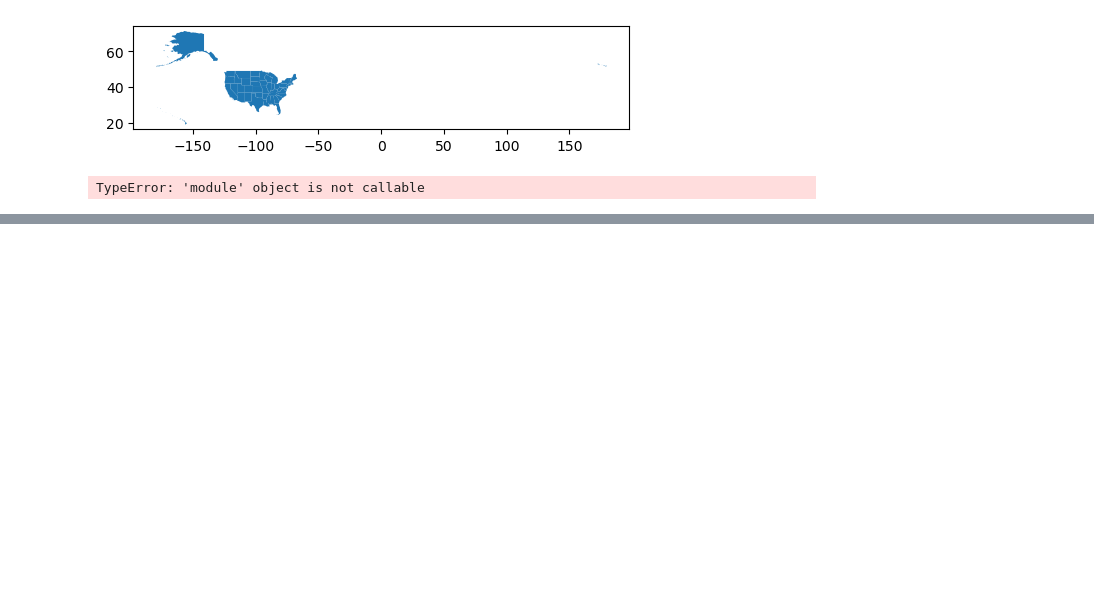
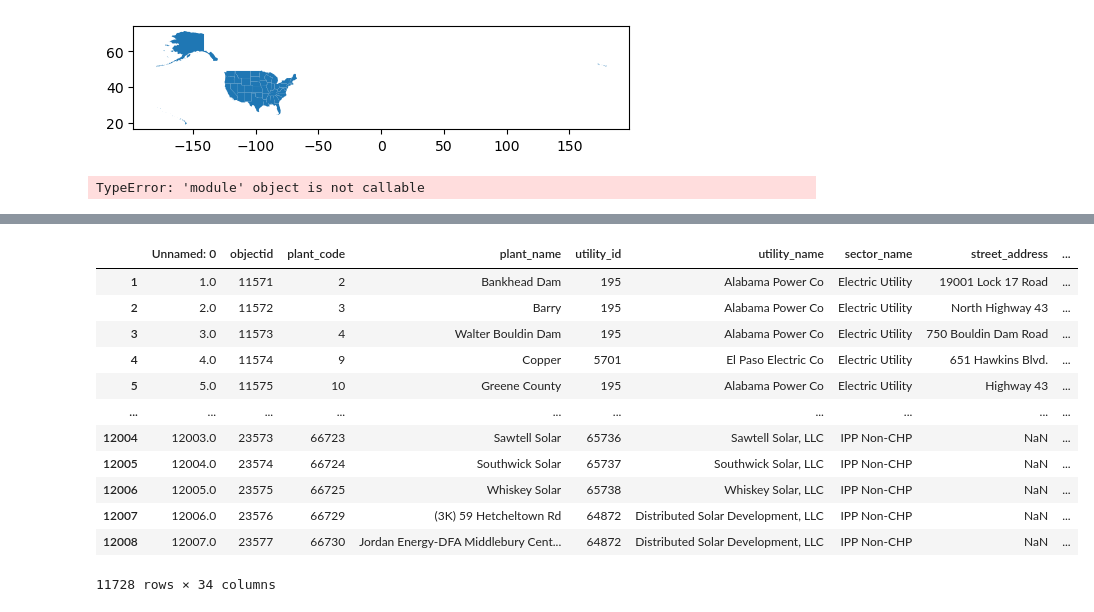
Before and after one commit to oksanaprotsukha/EDS220_week_5, a Jupyter notebook: setting_crs_on_csv.ipynb, the cells around one changed output, grey strips where cells are left out. Drawn from its saved outputs; the diff is of its cells as text; code cells hidden in the pictures; blank space fills up the shorter version.

```diff
--- a/setting_crs_on_csv.ipynb
+++ b/setting_crs_on_csv.ipynb
@@ -154,0 +173,16 @@ TypeError: 'module' object is not callable
+# %%
+power_plants[~power_plants.state.isin(['Puerto Rico', 'Hawaii','Alaska'])]
+# %% [output]
+|  | Unnamed: 0 | objectid | plant_code | plant_name | utility_id | utility_name | sector_name | street_address | ... |
+| 1 | 1.0 | 11571 | 2 | Bankhead Dam | 195 | Alabama Power Co | Electric Utility | 19001 Lock 17 Road | ... |
+| 2 | 2.0 | 11572 | 3 | Barry | 195 | Alabama Power Co | Electric Utility | North Highway 43 | ... |
+| 3 | 3.0 | 11573 | 4 | Walter Bouldin Dam | 195 | Alabama Power Co | Electric Utility | 750 Bouldin Dam Road | ... |
+| 4 | 4.0 | 11574 | 9 | Copper | 5701 | El Paso Electric Co | Electric Utility | 651 Hawkins Blvd. | ... |
+| 5 | 5.0 | 11575 | 10 | Greene County | 195 | Alabama Power Co | Electric Utility | Highway 43 | ... |
+| ... | ... | ... | ... | ... | ... | ... | ... | ... | ... |
+| 12004 | 12003.0 | 23573 | 66723 | Sawtell Solar | 65736 | Sawtell Solar, LLC | IPP Non-CHP | NaN | ... |
+| 12005 | 12004.0 | 23574 | 66724 | Southwick Solar | 65737 | Southwick Solar, LLC | IPP Non-CHP | NaN | ... |
+| 12006 | 12005.0 | 23575 | 66725 | Whiskey Solar | 65738 | Whiskey Solar, LLC | IPP Non-CHP | NaN | ... |
+| 12007 | 12006.0 | 23576 | 66729 | (3K) 59 Hetcheltown Rd | 64872 | Distributed Solar Development, LLC | IPP Non-CHP | NaN | ... |
+| 12008 | 12007.0 | 23577 | 66730 | Jordan Energy-DFA Middlebury Cent... | 64872 | Distributed Solar Development, LLC | IPP Non-CHP | NaN | ... |
+11728 rows × 34 columns
```
Also changed, not shown: parts of 7 cells of this notebook.
